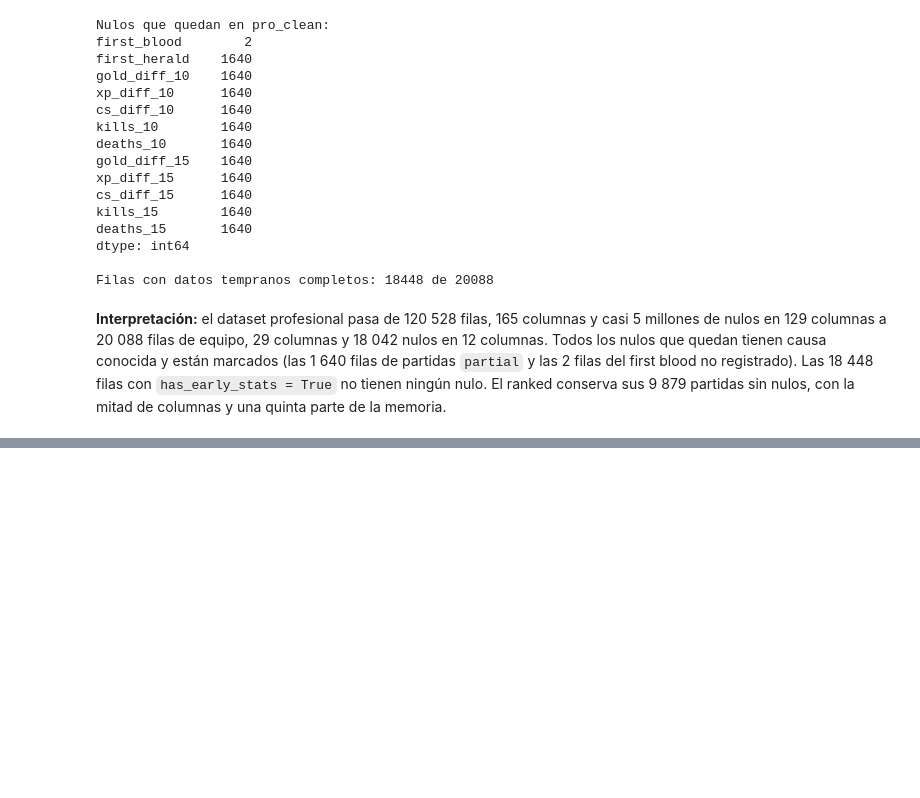
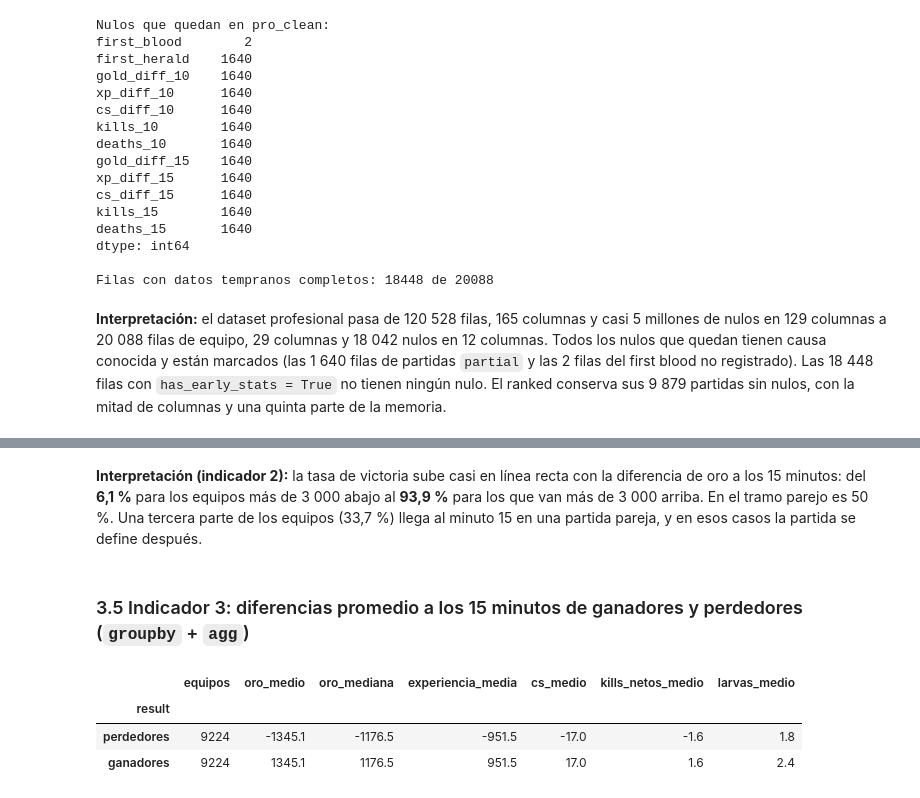
Before and after one commit to juancamilomontes/proyecto-lol-ciencia-datos, a Jupyter notebook: notebooks/data_preparation.ipynb, the cells around one changed output, grey strips where cells are left out. Cells and saved outputs as stored; diff of their text form; code cells hidden in the pictures; blank space fills up the shorter version.

```diff
--- a/notebooks/data_preparation.ipynb
+++ b/notebooks/data_preparation.ipynb
@@ -488,0 +493,3 @@ Filas con datos tempranos completos: 18448 de 20088
+# %%
+pro15 = pro_clean[pro_clean['has_early_stats']].copy()
+print('Equipos con datos a 15 minutos:', len(pro15), '| partidas:', pro15['game_id'].nunique())
@@ -488,0 +601,12 @@ Filas con datos tempranos completos: 18448 de 20088
+# %%
+TRAMOS_ORO = [-np.inf, -3000, -1000, 1000, 3000, np.inf]
+ETIQUETAS_ORO = ['atrás más de 3000', 'atrás 1000 a 3000', 'parejo (±1000)',
+                 'adelante 1000 a 3000', 'adelante más de 3000']
+
+pro15['gold_bracket_15'] = pd.cut(pro15['gold_diff_15'], bins=TRAMOS_ORO, labels=ETIQUETAS_ORO)
+
+tasa_por_oro = (pro15.groupby('gold_bracket_15', observed=True)
+                     .agg(equipos=('result', 'size'), tasa_victoria=('result', 'mean'))
+                     .round(3))
+tasa_por_oro['pct_equipos'] = (tasa_por_oro['equipos'] / tasa_por_oro['equipos'].sum() * 100).round(1)
+tasa_por_oro
@@ -488,0 +621,23 @@ Filas con datos tempranos completos: 18448 de 20088
+# %% [markdown]
+**Interpretación (indicador 2):** la tasa de victoria sube casi en línea recta con la diferencia de oro a los 15 minutos: del **6,1 %** para los equipos más de 3 000 abajo al **93,9 %** para los que van más de 3 000 arriba. En el tramo parejo es 50 %. Una tercera parte de los equipos (33,7 %) llega al minuto 15 en una partida pareja, y en esos casos la partida se define después.
+# %% [markdown]
+### 3.5 Indicador 3: diferencias promedio a los 15 minutos de ganadores y perdedores (`groupby` + `agg`)
+# %%
+ganadores_perdedores = (pro15
+    .assign(kill_diff_15=pro15['kills_15'] - pro15['deaths_15'])
+    .groupby('result')
+    .agg(equipos=('team', 'size'),
+         oro_medio=('gold_diff_15', 'mean'),
+         oro_mediana=('gold_diff_15', 'median'),
+         experiencia_media=('xp_diff_15', 'mean'),
+         cs_medio=('cs_diff_15', 'mean'),
+         kills_netos_medio=('kill_diff_15', 'mean'),
+         larvas_medio=('void_grubs', 'mean'))
+    .round(1)
+    .rename(index={0: 'perdedores', 1: 'ganadores'}))
+ganadores_perdedores
+# %% [output]
+|  | equipos | oro_medio | oro_mediana | experiencia_media | cs_medio | kills_netos_medio | larvas_medio |
+| result |  |  |  |  |  |  |  |
+| perdedores | 9224 | -1345.1 | -1176.5 | -951.5 | -17.0 | -1.6 | 1.8 |
+| ganadores | 9224 | 1345.1 | 1176.5 | 951.5 | 17.0 | 1.6 | 2.4 |
```
Also changed, not shown: parts of 24 cells of this notebook.
